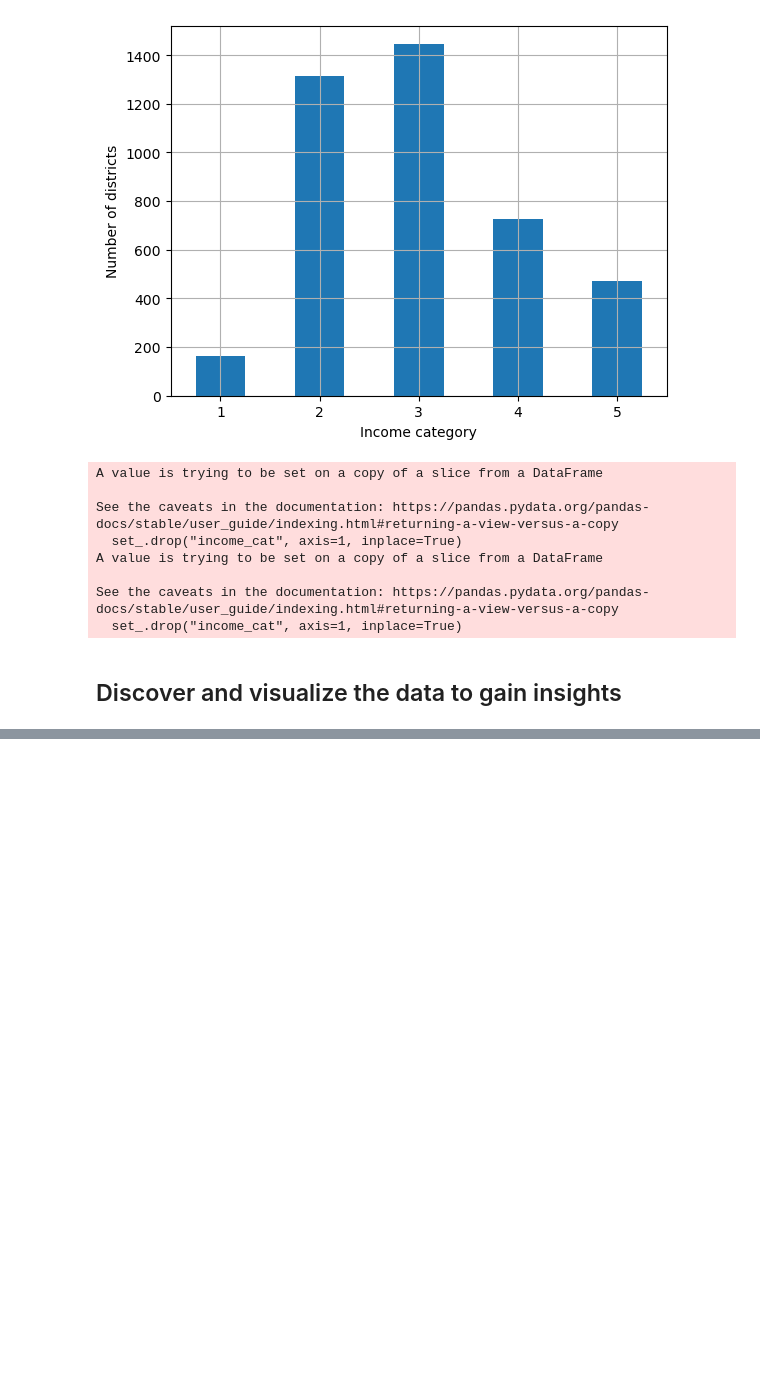
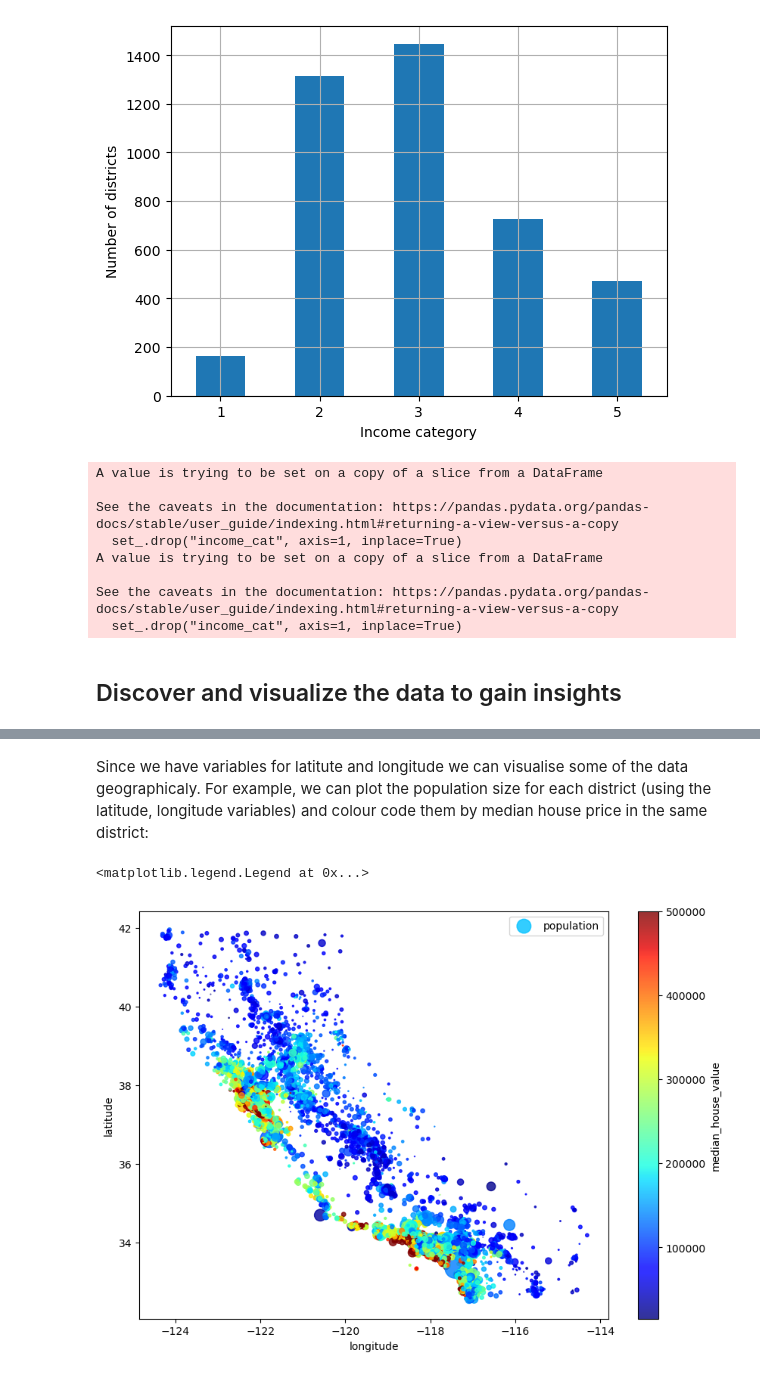
Before and after one commit to mdr-datascience/edu-repo, a Jupyter notebook: Python_ScikitLearn/scikitlearn-tutorial-2.ipynb, the cells around one changed output, grey strips where cells are left out. Saved outputs shown, nothing was run; the diff lists cells and outputs as text; code cells hidden in the pictures; blank space fills up the shorter version.

```diff
--- a/Python_ScikitLearn/scikitlearn-tutorial-2.ipynb
+++ b/Python_ScikitLearn/scikitlearn-tutorial-2.ipynb
@@ -173,0 +174,12 @@ See the caveats in the documentation: https://pandas.pydata.org/pandas-docs/stab
+# %%
+housing = strat_dtrain.copy()
+# %% [markdown]
+Since we have variables for latitute and longitude we can visualise some of the data geographicaly. For example, we can plot the population size for each district (using the latitude, longitude variables) and colour code them by median house price in the same district:
+# %%
+housing.plot(kind="scatter", x="longitude", y="latitude", alpha=0.8,
+ s=housing["population"]/100, label="population", figsize=(10,7),
+ c="median_house_value", cmap=plt.get_cmap("jet"), colorbar=True)
+plt.legend()
+# %% [output]
+<matplotlib.legend.Legend at 0x...>
+[figure, added]
```
Also changed, not shown: parts of 30 cells of this notebook.
